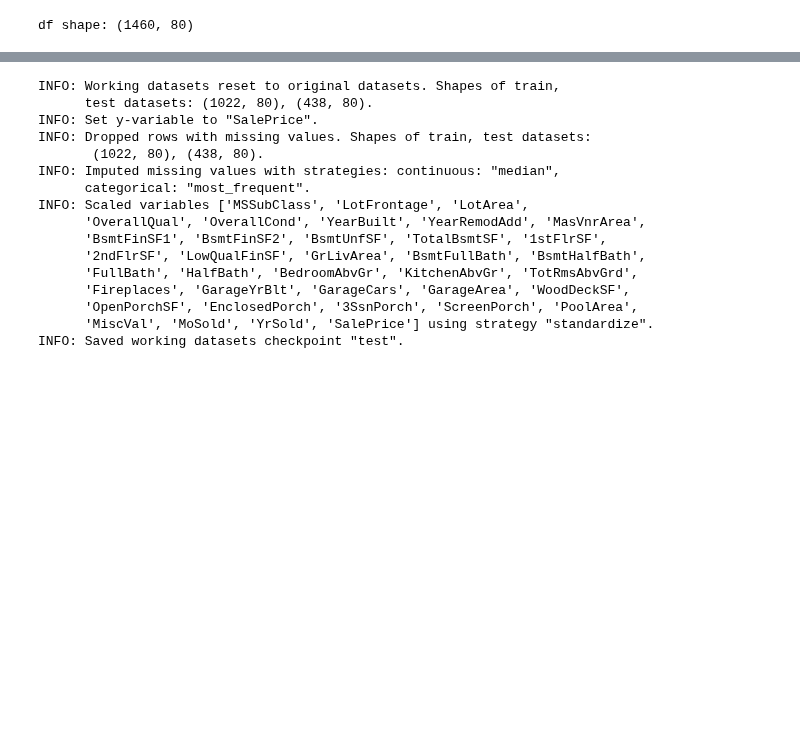
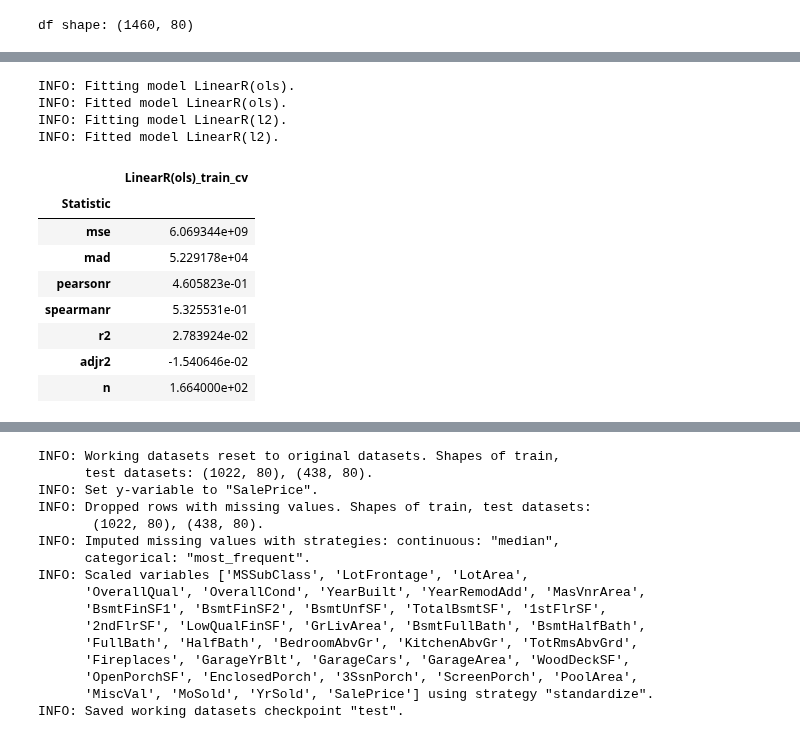
Before and after one commit to ajy25/TabularMagic, a Jupyter notebook: demo/test.ipynb, the cells around one changed output, grey strips where cells are left out. Drawn from its saved outputs; the diff is of its cells as text; code cells hidden in the pictures; blank space fills up the shorter version.

Commit message:
finish base regression

```diff
--- a/demo/test.ipynb
+++ b/demo/test.ipynb
@@ -67,3 +67,30 @@ TotRmsAbvGrd, Fireplaces, GarageYrBlt, GarageCars, GarageArea, WoodDeckSF,
 OpenPorchSF, EnclosedPorch, 3SsnPorch, ScreenPorch, PoolArea, MiscVal, MoSold,
 YrSold, SalePrice
 ================================================================================
+# %%
+report = tm.ml_regression(
+    models=[
+        LinearR(type='ols'),
+        LinearR(type='l2')
+    ],
+    y_var='SalePrice',
+    X_vars=['LotFrontage', 'LotArea', 'SaleCondition'],
+    outer_cv=5
+)
+# %% [output]
+INFO: Fitting model LinearR(ols).
+INFO: Fitted model LinearR(ols).
+INFO: Fitting model LinearR(l2).
+INFO: Fitted model LinearR(l2).
+# %%
+report['LinearR(ols)'].train().fit_statistics()
+# %% [output]
+|  | LinearR(ols)_train_cv |
+| Statistic |  |
+| mse | 6.069344e+09 |
+| mad | 5.229178e+04 |
+| pearsonr | 4.605823e-01 |
+| spearmanr | 5.325531e-01 |
+| r2 | 2.783924e-02 |
+| adjr2 | -1.540646e-02 |
+| n | 1.664000e+02 |
```
Also changed, not shown: parts of 5 cells of this notebook, 12 other files.
